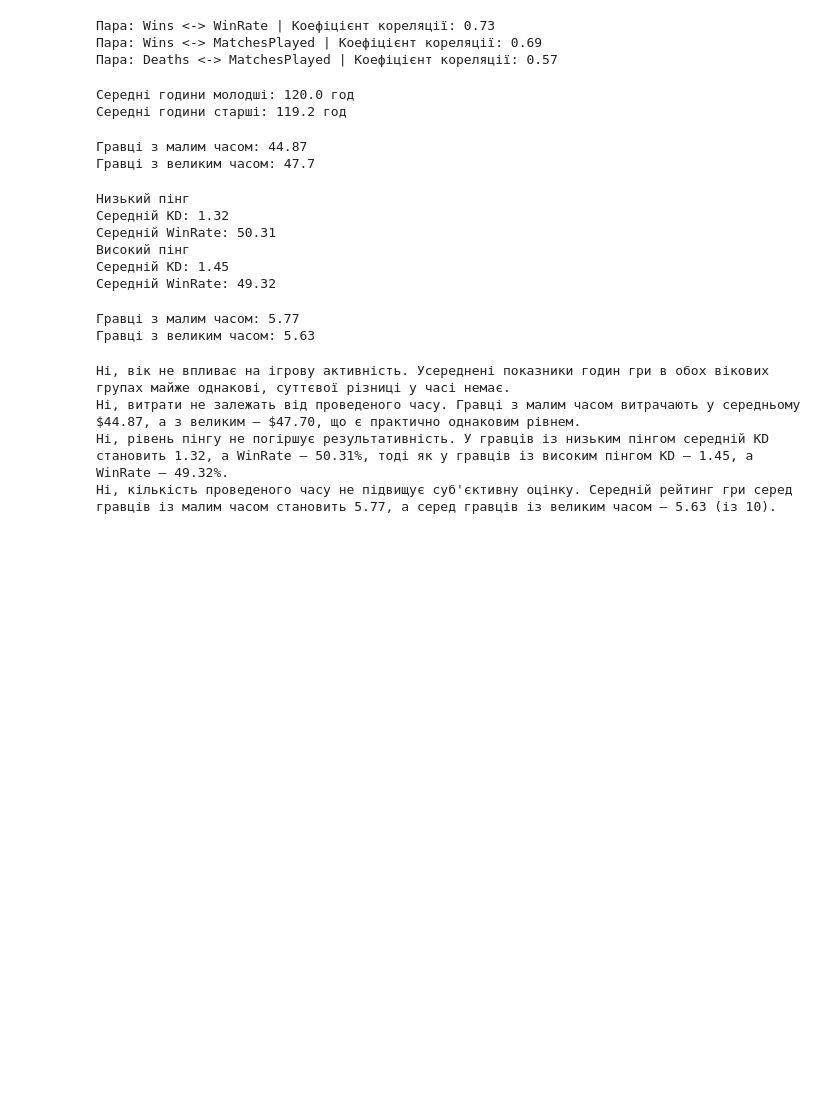
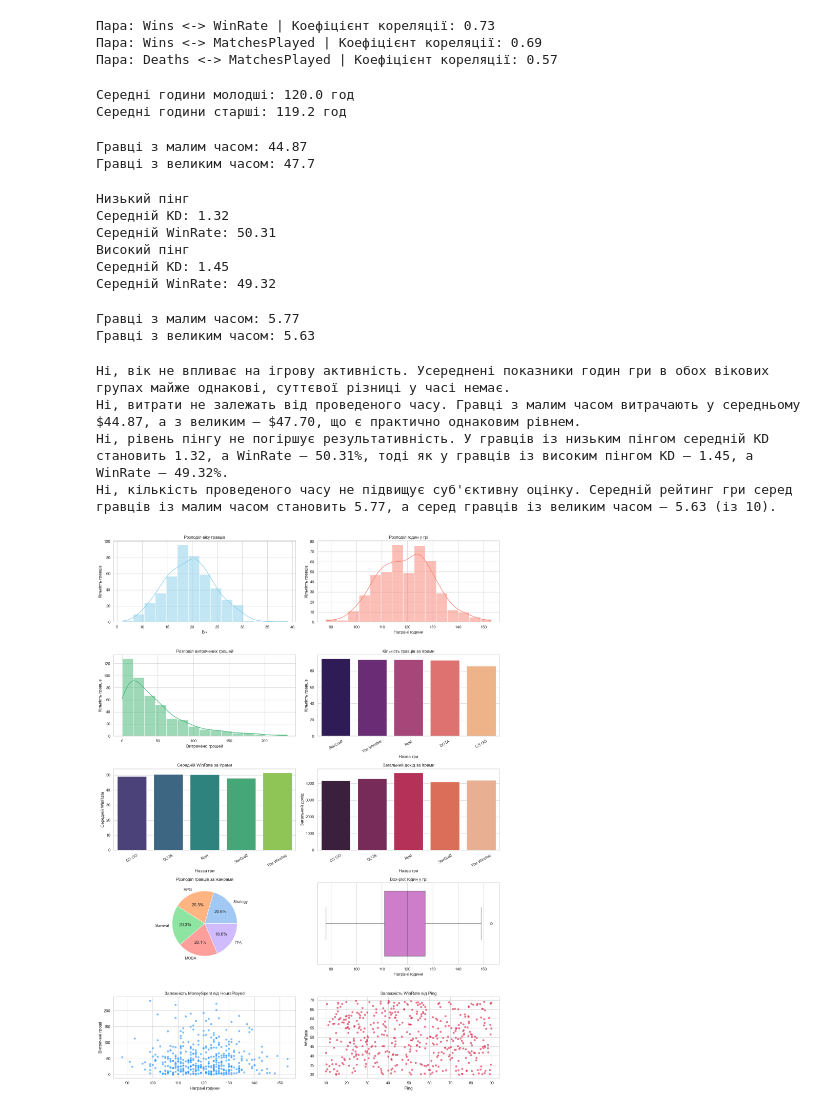
Before and after one commit to DearDarlin/player_activity_report, a Jupyter notebook: activity_report.ipynb, the cells around one changed output. Cells and saved outputs as stored; diff of their text form; code cells hidden in the pictures; blank space fills up the shorter version.

Commit message:
Visualization

```diff
--- a/activity_report.ipynb
+++ b/activity_report.ipynb
@@ -718,3 +718,75 @@ print("Ні, кількість проведеного часу не підви
 Ні, витрати не залежать від проведеного часу. Гравці з малим часом витрачають у середньому $44.87, а з великим — $47.70, що є практично однаковим рівнем.
 Ні, рівень пінгу не погіршує результативність. У гравців із низьким пінгом середній KD становить 1.32, а WinRate — 50.31%, тоді як у гравців із високим пінгом KD — 1.45, а WinRate — 49.32%.
 Ні, кількість проведеного часу не підвищує суб'єктивну оцінку. Середній рейтинг гри серед гравців із малим часом становить 5.77, а серед гравців із великим часом — 5.63 (із 10).
+# %%
+import seaborn as sns
+
+sns.set_theme(style="whitegrid")
+fig, axes = plt.subplots(5, 2, figsize=(16, 22))
+plt.subplots_adjust(hspace=0.4, wspace=0.3)
+
+sns.histplot(df_cleaned['Age'], kde=True, color='skyblue', ax=axes[0, 0], bins=15)
+axes[0, 0].set_title('Розподіл віку гравців')
+axes[0, 0].set_xlabel('Вік')
+axes[0, 0].set_ylabel('Кількість гравців')
+
+sns.histplot(df_cleaned['HoursPlayed'], kde=True, color='salmon', ax=axes[0, 1], bins=15)
+axes[0, 1].set_title('Розподіл годин у грі')
+axes[0, 1].set_xlabel('Награні години')
+axes[0, 1].set_ylabel('Кількість гравців')
+
+sns.histplot(df_cleaned['MoneySpent'], kde=True, color='mediumseagreen', ax=axes[1, 0], bins=15)
+axes[1, 0].set_title('Розподіл витрачених грошей')
+axes[1, 0].set_xlabel('Витрачено грошей')
+axes[1, 0].set_ylabel('Кількість гравців')
+
+game_counts = df_cleaned['Game'].value_counts()
+sns.barplot(
+    x=game_counts.index,
+    y=game_counts.values,
+    ax=axes[1, 1],
+    hue=game_counts.index,
+    palette='magma',
+    legend=False
+)
+axes[1, 1].set_title('Кількість гравців за іграми')
+axes[1, 1].set_xlabel('Назва гри')
+axes[1, 1].set_ylabel('Кількість гравців')
+axes[1, 1].tick_params(axis='x', rotation=30)
+
+avg_winrate = df_cleaned.groupby('Game')['WinRate'].mean().reset_index()
+sns.barplot(data=avg_winrate, x='Game', y='WinRate', ax=axes[2, 0], hue='Game', palette='viridis', legend=False)
+axes[2, 0].set_title('Середній WinRate за іграми')
+axes[2, 0].set_xlabel('Назва гри')
+axes[2, 0].set_ylabel('Середній WinRate')
+axes[2, 0].tick_params(axis='x', rotation=30)
+
+total_money = df_cleaned.groupby('Game')['MoneySpent'].sum().reset_index()
+sns.barplot(data=total_money, x='Game', y='MoneySpent', ax=axes[2, 1], hue='Game', palette='rocket', legend=False)
+axes[2, 1].set_title('Загальний дохід за іграми')
+axes[2, 1].set_xlabel('Назва гри')
+axes[2, 1].set_ylabel('Загальний дохід')
+axes[2, 1].tick_params(axis='x', rotation=30)
+
+genre_counts = df_cleaned['Genre'].value_counts()
+axes[3, 0].pie(genre_counts, labels=genre_counts.index, autopct='%1.1f%%', colors=sns.color_palette('pastel'))
+axes[3, 0].set_title('Розподіл гравців за жанрами')
+
+sns.boxplot(x=df_cleaned['HoursPlayed'], color='orchid', ax=axes[3, 1])
+axes[3, 1].set_title('Box-plot годин у грі')
+axes[3, 1].set_xlabel('Награні години')
+
+sns.scatterplot(data=df_cleaned, x='HoursPlayed', y='MoneySpent', alpha=0.6, color='dodgerblue', ax=axes[4, 0])
+axes[4, 0].set_title('Залежність MoneySpent від HoursPlayed')
+axes[4, 0].set_xlabel('Награні години')
+axes[4, 0].set_ylabel('Витрачені гроші')
+
+sns.scatterplot(data=df_cleaned, x='Ping', y='WinRate', alpha=0.6, color='crimson', ax=axes[4, 1])
+axes[4, 1].set_title('Залежність WinRate від Ping')
+axes[4, 1].set_xlabel('Ping')
+axes[4, 1].set_ylabel('WinRate')
+
+plt.tight_layout()
+plt.show()
+# %% [output]
+[figure, added]
```
